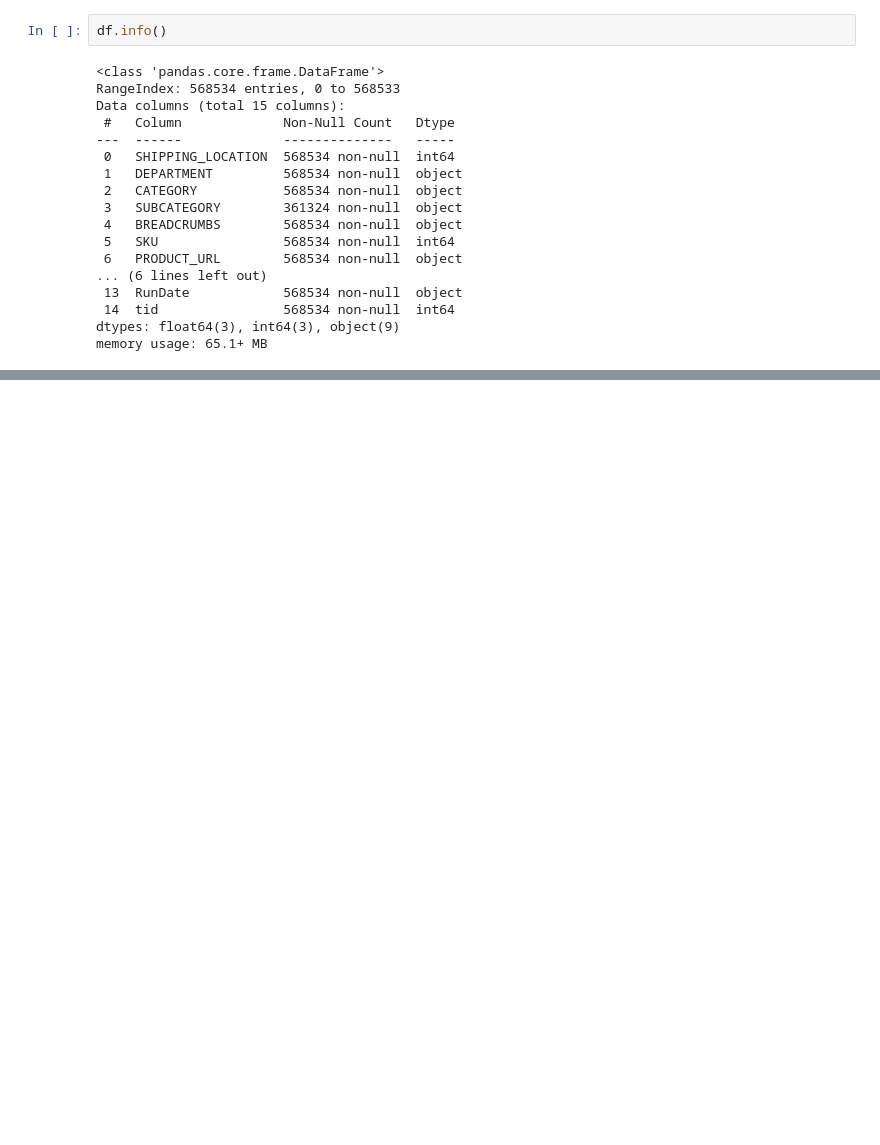
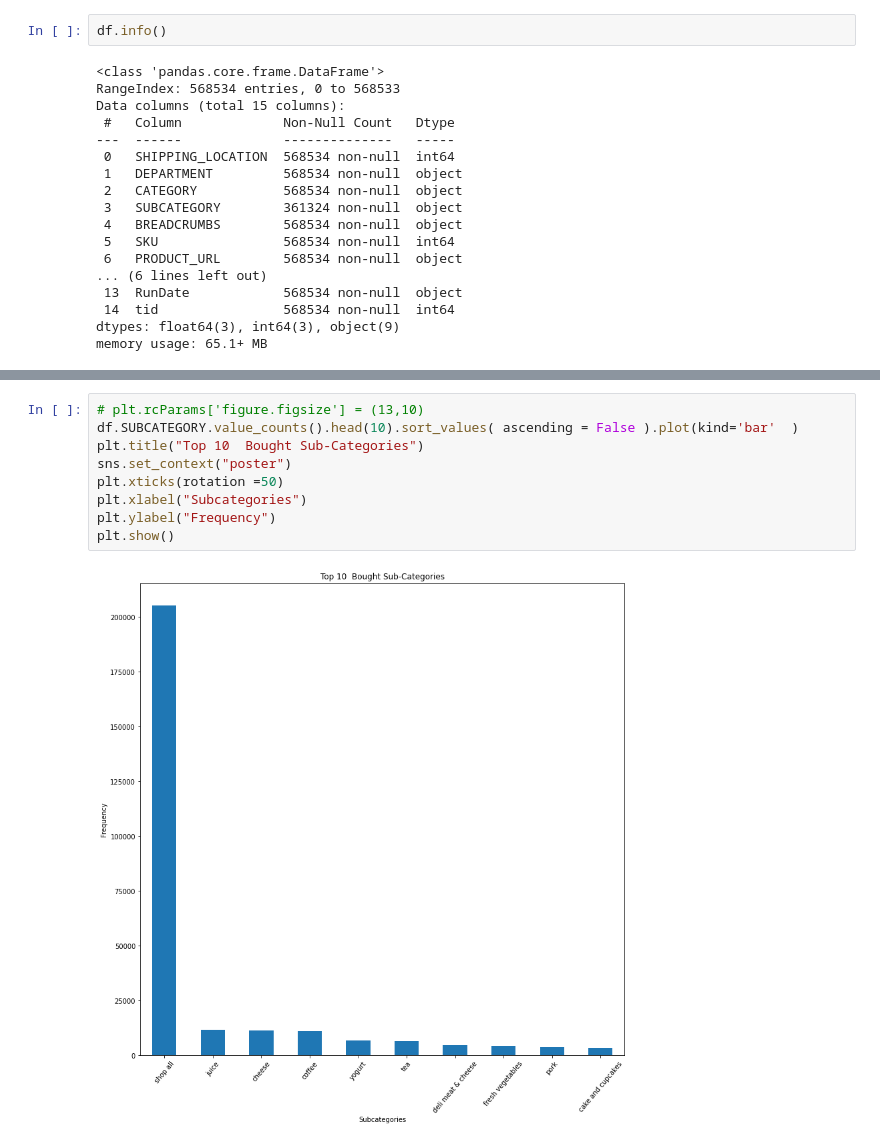
Before and after one commit to waleedgul92/6th-Semester-Material-FAST-NU, a Jupyter notebook: price-of-product-wallmart.ipynb, the cells around one changed output, grey strips where cells are left out. Drawn from its saved outputs; the diff is of its cells as text; blank space fills up the shorter version.

```diff
--- a/price-of-product-wallmart.ipynb
+++ b/price-of-product-wallmart.ipynb
@@ -114,0 +232,11 @@ df.describe()
+# %%
+# plt.rcParams['figure.figsize'] = (13,10)
+df.SUBCATEGORY.value_counts().head(10).sort_values( ascending = False ).plot(kind='bar'  )
+plt.title("Top 10  Bought Sub-Categories")
+sns.set_context("poster")
+plt.xticks(rotation =50)
+plt.xlabel("Subcategories")
+plt.ylabel("Frequency")
+plt.show()
+# %% [output]
+[figure, added]
```
Also changed, not shown: parts of 83 cells of this notebook.
